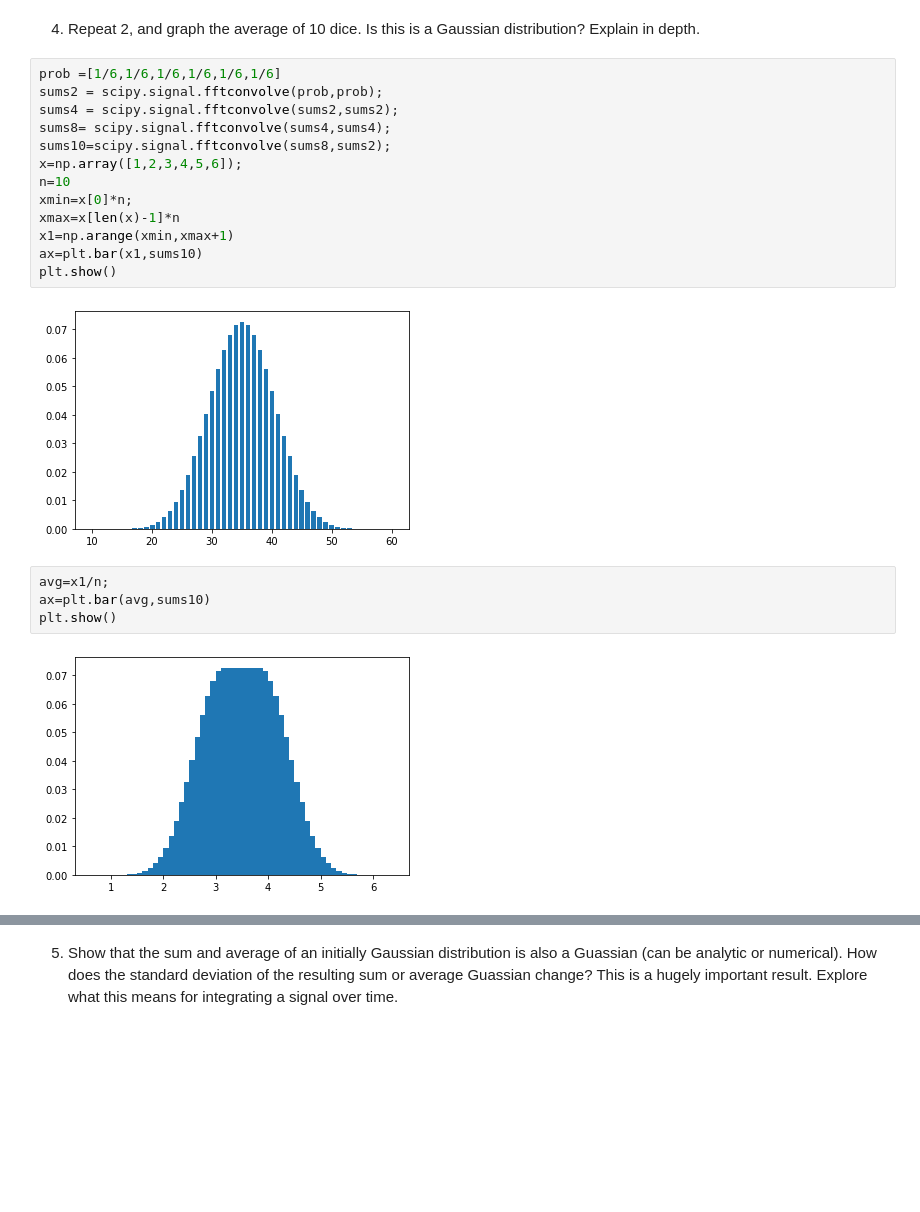
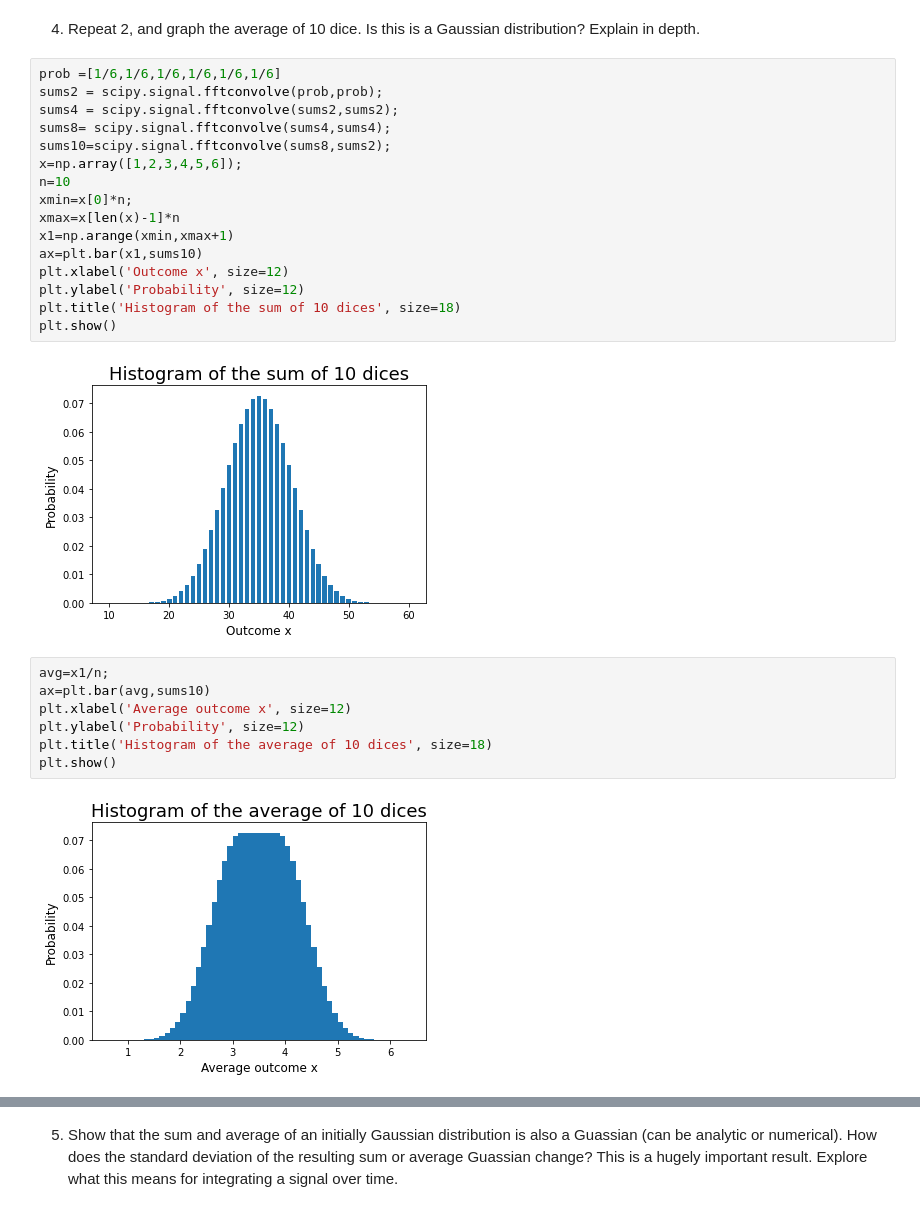
Before and after one commit to Linda189/Phys434, a Jupyter notebook: HW2.ipynb, the cells around one changed output, grey strips where cells are left out. Drawn from its saved outputs; the diff is of its cells as text; blank space fills up the shorter version.

```diff
--- a/HW2.ipynb
+++ b/HW2.ipynb
@@ -64,21 +75,27 @@ the variance is  5.833333333333334
 # %%
 prob =[1/6,1/6,1/6,1/6,1/6,1/6]
 sums2 = scipy.signal.fftconvolve(prob,prob);
 sums4 = scipy.signal.fftconvolve(sums2,sums2);
 sums8= scipy.signal.fftconvolve(sums4,sums4);
 sums10=scipy.signal.fftconvolve(sums8,sums2);
 x=np.array([1,2,3,4,5,6]);
 n=10
 xmin=x[0]*n;
 xmax=x[len(x)-1]*n
 x1=np.arange(xmin,xmax+1)
 ax=plt.bar(x1,sums10)
+plt.xlabel('Outcome x', size=12)
+plt.ylabel('Probability', size=12)
+plt.title('Histogram of the sum of 10 dices', size=18)
 plt.show()
 # %% [output]
-[figure, old version]
+[figure, new version]
 # %%
 avg=x1/n;
 ax=plt.bar(avg,sums10)
+plt.xlabel('Average outcome x', size=12)
+plt.ylabel('Probability', size=12)
+plt.title('Histogram of the average of 10 dices', size=18)
 plt.show()
 # %% [output]
-[figure, old version]
+[figure, new version]
```
Also changed, not shown: parts of 10 cells of this notebook.
